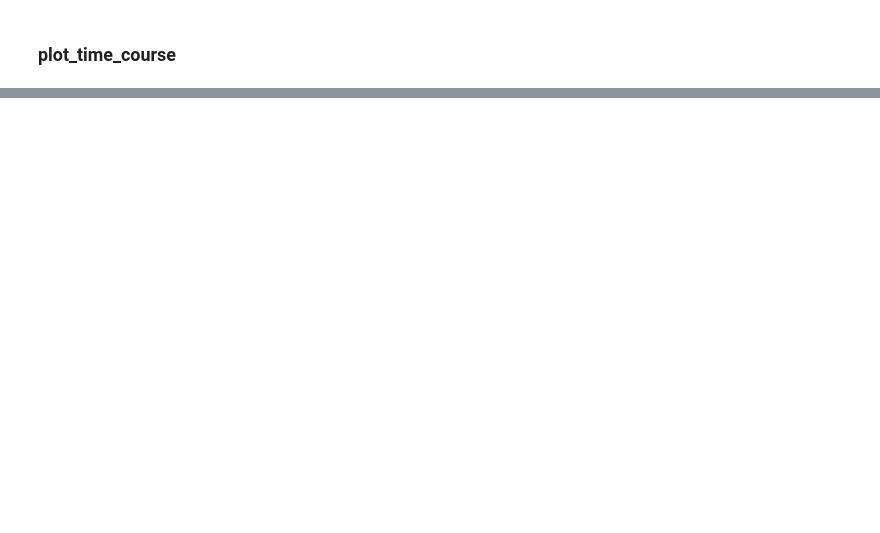
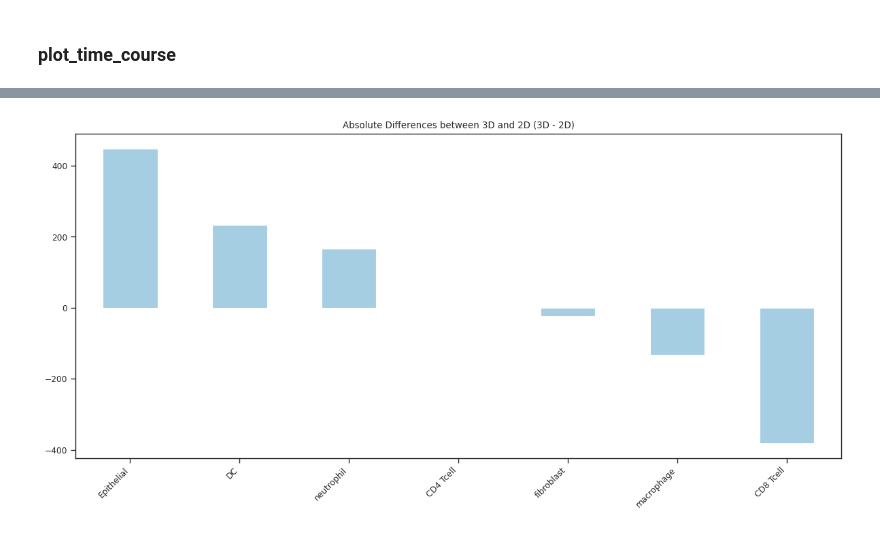
Before and after one commit to thalioo/COVID19, a Jupyter notebook: PhysiCell/scripts/time_course_covid.ipynb, the cells around one changed output, grey strips where cells are left out. Drawn from its saved outputs; the diff is of its cells as text; code cells hidden in the pictures; blank space fills up the shorter version.

Commit message:
Added to the notebook the comparison of 3D and 2D

```diff
--- a/PhysiCell/scripts/time_course_covid.ipynb
+++ b/PhysiCell/scripts/time_course_covid.ipynb
@@ -239,3 +266,42 @@ fig.tight_layout()
+# %%
+# Get columns to exclude
+exclude_columns = ['immune', 'default', 'time']
+
+# Filter the columns from both dataframes
+bottom_line_2D_filtered = bottom_line_2D.drop(columns=exclude_columns, errors='ignore')
+bottom_line_3D_filtered = bottom_line_3D.drop(columns=exclude_columns, errors='ignore')
+
+# Compare the two bottom lines
+differences = bottom_line_3D_filtered.values.flatten() - bottom_line_2D_filtered.values.flatten()
+
+# Get filtered column names for the index
+columns = bottom_line_2D_filtered.columns
+
+# Display absolute differences and percentage differences
+comparison_df = pd.DataFrame({
+    '2D': bottom_line_2D_filtered.values.flatten(),
+    '3D': bottom_line_3D_filtered.values.flatten(),
+    'Absolute Diff': differences,
+    'Percentage Diff': (differences / bottom_line_2D_filtered.values.flatten() * 100).round(2)
+}, index=columns)
+
+# Sort by absolute difference to see biggest changes
+comparison_df = comparison_df.sort_values(by='Absolute Diff', ascending=False)
+
+# print("Comparison between 2D and 3D bottom lines (filtered):")
+# print(comparison_df)
+
+# Visualization
+# import matplotlib.pyplot as plt
+
+plt.figure(figsize=(12, 6))
+comparison_df['Absolute Diff'].plot(kind='bar')
+plt.title('Absolute Differences between 3D and 2D (3D - 2D)')
+plt.xticks(rotation=45, ha='right')
+plt.tight_layout()
+plt.show()
+# %% [output]
+[figure, added]
 # %%
 # # parser = create_parser()
 # # args = parser.parse_args()
```
Also changed, not shown: parts of 2 cells of this notebook.
